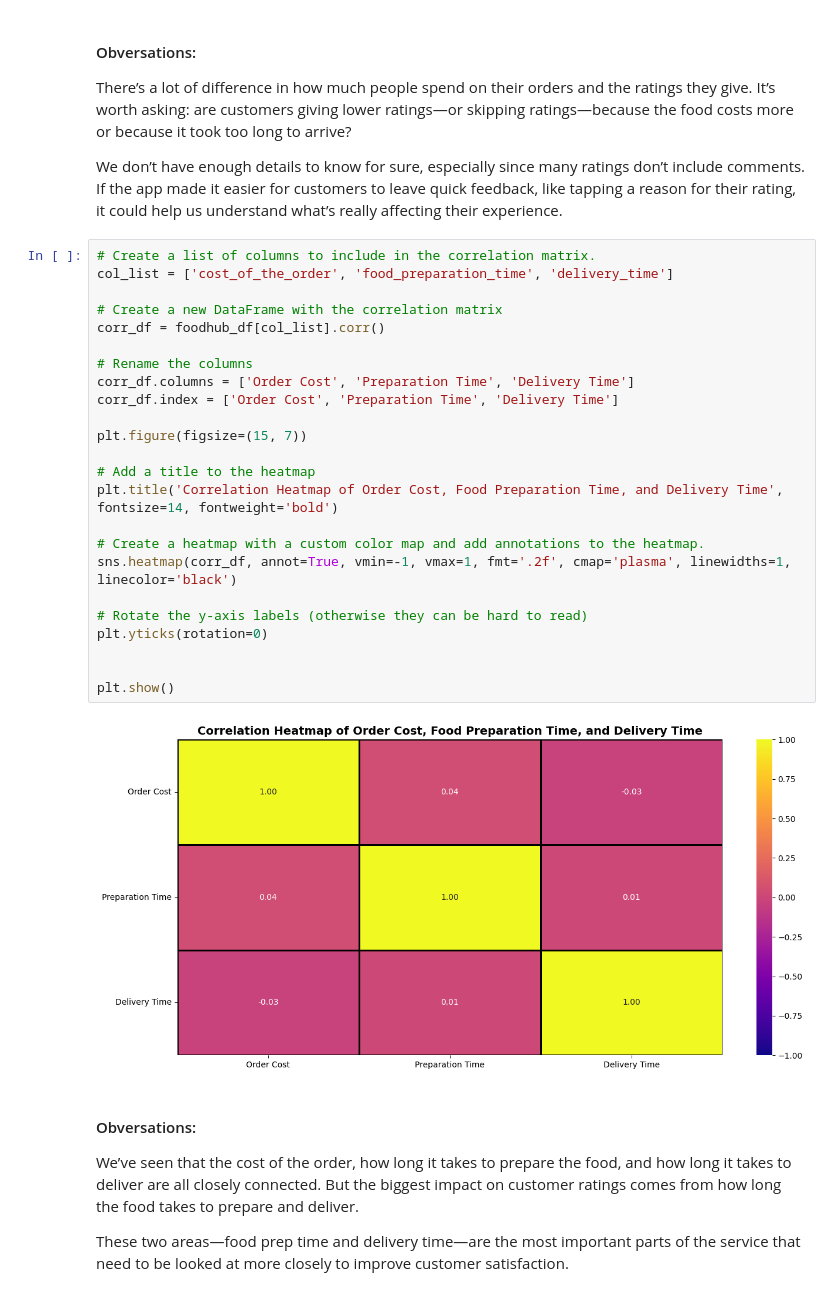
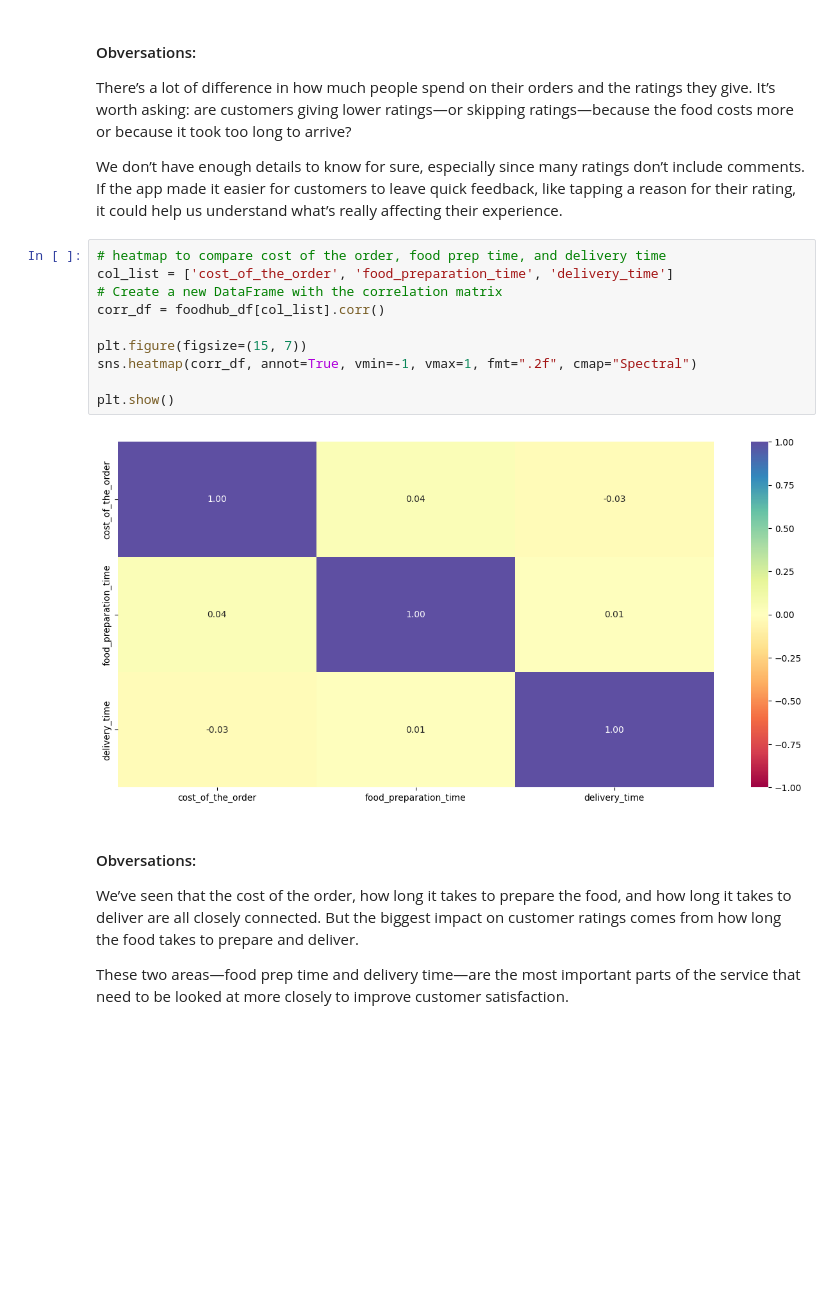
Before and after one commit to rohitdec01/AIML, a Jupyter notebook: 1_Food-Hub-Data-Analysis/rohit_PYF_Project_Learner_Notebook_Full_Code.ipynb, the cells around one changed output. Drawn from its saved outputs; the diff is of its cells as text; blank space fills up the shorter version.

```diff
--- a/1_Food-Hub-Data-Analysis/rohit_PYF_Project_Learner_Notebook_Full_Code.ipynb
+++ b/1_Food-Hub-Data-Analysis/rohit_PYF_Project_Learner_Notebook_Full_Code.ipynb
@@ -805,32 +744,18 @@ plt.show()
 There’s a lot of difference in how much people spend on their orders and the ratings they give. It’s worth asking: are customers giving lower ratings—or skipping ratings—because the food costs more or because it took too long to arrive?
 
 We don’t have enough details to know for sure, especially since many ratings don’t include comments. If the app made it easier for customers to leave quick feedback, like tapping a reason for their rating, it could help us understand what’s really affecting their experience.
-# %%
-# Create a list of columns to include in the correlation matrix.
-col_list = ['cost_of_the_order', 'food_preparation_time', 'delivery_time']
-
-# Create a new DataFrame with the correlation matrix
-corr_df = foodhub_df[col_list].corr()
-
-# Rename the columns
-corr_df.columns = ['Order Cost', 'Preparation Time', 'Delivery Time']
-corr_df.index = ['Order Cost', 'Preparation Time', 'Delivery Time']
-
-plt.figure(figsize=(15, 7))
-
-# Add a title to the heatmap
-plt.title('Correlation Heatmap of Order Cost, Food Preparation Time, and Delivery Time', fontsize=14, fontweight='bold')
-
-# Create a heatmap with a custom color map and add annotations to the heatmap.
-sns.heatmap(corr_df, annot=True, vmin=-1, vmax=1, fmt='.2f', cmap='plasma', linewidths=1, linecolor='black')
-
-# Rotate the y-axis labels (otherwise they can be hard to read)
-plt.yticks(rotation=0)
-
-
-plt.show()
-# %% [output]
-[figure, removed]
+# %%
+# heatmap to compare cost of the order, food prep time, and delivery time
+col_list = ['cost_of_the_order', 'food_preparation_time', 'delivery_time']
+# Create a new DataFrame with the correlation matrix
+corr_df = foodhub_df[col_list].corr()
+
+plt.figure(figsize=(15, 7))
+sns.heatmap(corr_df, annot=True, vmin=-1, vmax=1, fmt=".2f", cmap="Spectral")
+
+plt.show()
+# %% [output]
+[figure, added]
 # %% [markdown]
 #### Obversations:
 We’ve seen that the cost of the order, how long it takes to prepare the food, and how long it takes to deliver are all closely connected. But the biggest impact on customer ratings comes from how long the food takes to prepare and deliver.
```
Also changed, not shown: parts of 8 cells of this notebook.
